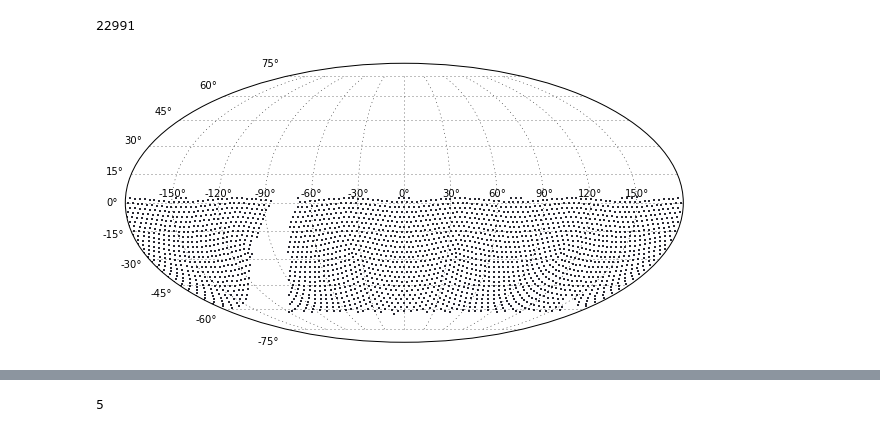
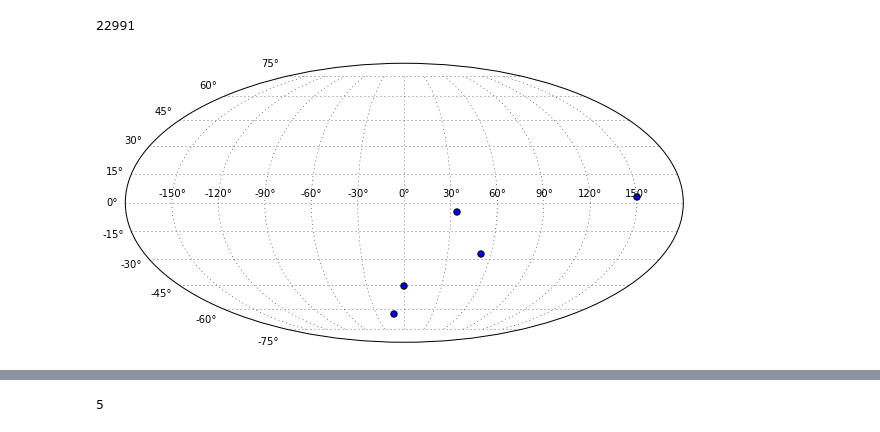
Before and after one commit to LSSTDESC/OpSimSummary, a Jupyter notebook: example/ExploringOpSimOutputs_new.ipynb, the cells around one changed output, grey strips where cells are left out. Drawn from its saved outputs; the diff is of its cells as text; code cells hidden in the pictures.

```diff
--- a/example/ExploringOpSimOutputs_new.ipynb
+++ b/example/ExploringOpSimOutputs_new.ipynb
@@ -78,9 +78,9 @@ EnigmaDeep_direct.query('fieldID == 290').expMJD.size
 # %%
 fig = plt.figure(figsize=(10, 5))
 ax = fig.add_subplot(111, projection='mollweide');
-fig = Full.showFields(ax=fig.axes[0], marker='o', s=1)
+fig = EnigmaDeepSummary.showFields(ax=fig.axes[0], marker='o', s=40)
 # %% [output]
-[figure, old version]
+[figure, new version]
 # %%
 EnigmaDeepSummary.showFields(ax=ax, marker='o', color='r', s=8)
 # %% [output]
```
Also changed, not shown: parts of 16 cells of this notebook, 1 other file.
